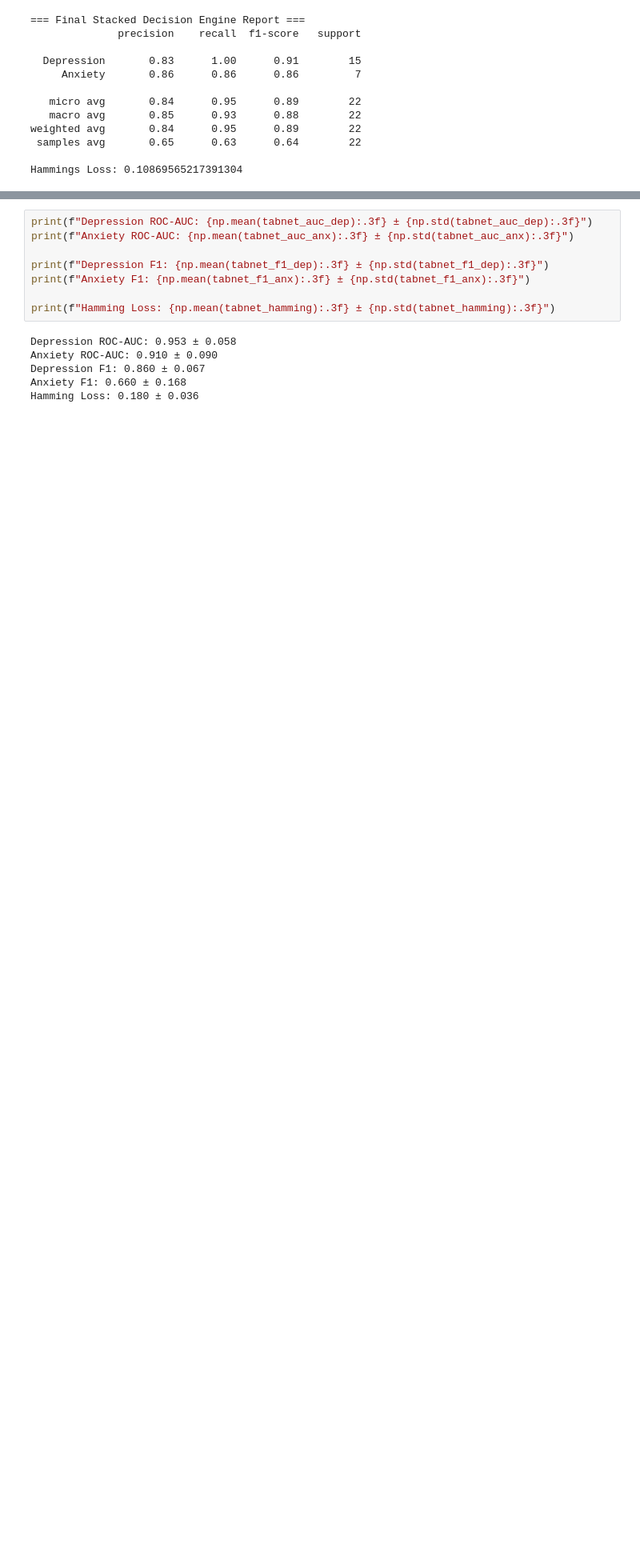
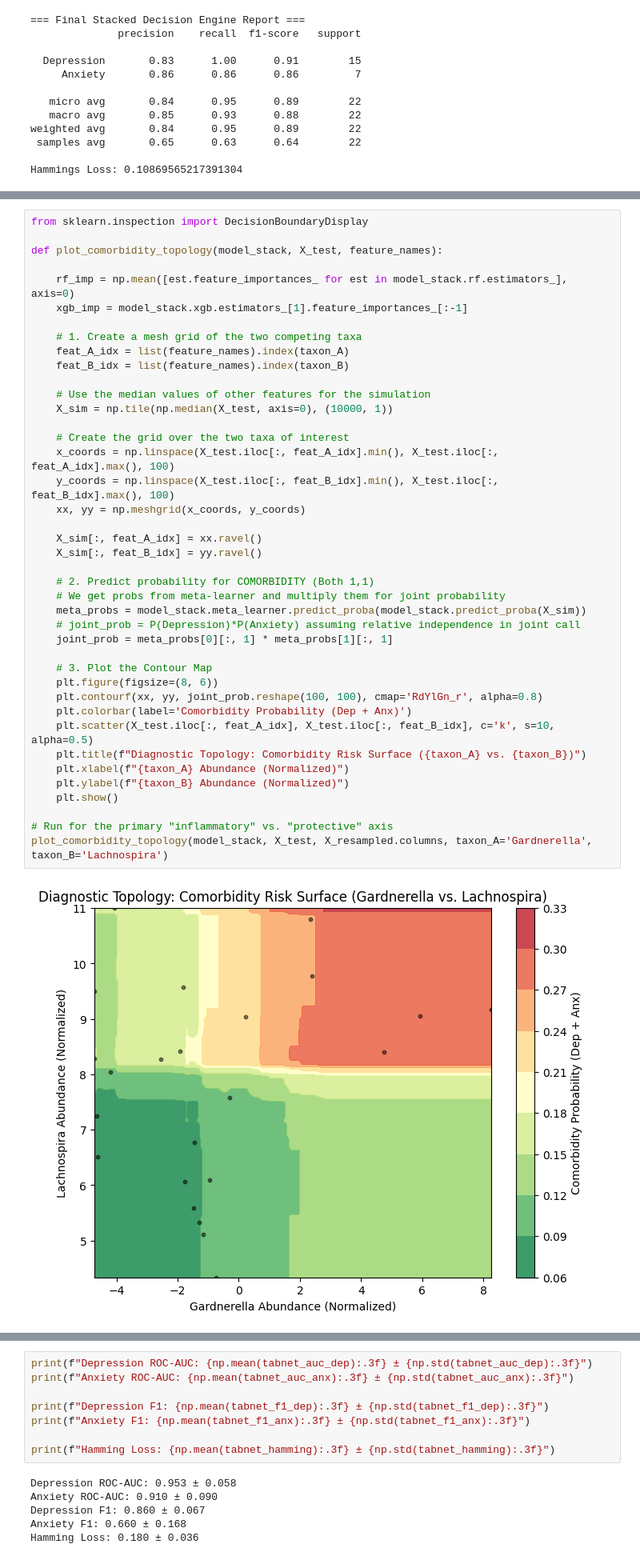
Before and after one commit to KumarSaurav8452/NEUROGUT_CAPSTONE_PROJECT, a Jupyter notebook: new_pathway_pipeline.ipynb, the cells around one changed output, grey strips where cells are left out. Shown at 80% size. Cells and saved outputs as stored; diff of their text form; blank space fills up the shorter version.

Commit message:
added explainability for stacked meta learner

```diff
--- a/new_pathway_pipeline.ipynb
+++ b/new_pathway_pipeline.ipynb
@@ -187,3 +272,46 @@ Hammings Loss: 0.10869565217391304
+# %%
+from sklearn.inspection import DecisionBoundaryDisplay
+
+def plot_comorbidity_topology(model_stack, X_test, feature_names):
+
+    rf_imp = np.mean([est.feature_importances_ for est in model_stack.rf.estimators_], axis=0)
+    xgb_imp = model_stack.xgb.estimators_[1].feature_importances_[:-1]
+
+    # 1. Create a mesh grid of the two competing taxa
+    feat_A_idx = list(feature_names).index(taxon_A)
+    feat_B_idx = list(feature_names).index(taxon_B)
+
+    # Use the median values of other features for the simulation
+    X_sim = np.tile(np.median(X_test, axis=0), (10000, 1))
+
+    # Create the grid over the two taxa of interest
+    x_coords = np.linspace(X_test.iloc[:, feat_A_idx].min(), X_test.iloc[:, feat_A_idx].max(), 100)
+    y_coords = np.linspace(X_test.iloc[:, feat_B_idx].min(), X_test.iloc[:, feat_B_idx].max(), 100)
+    xx, yy = np.meshgrid(x_coords, y_coords)
+
+    X_sim[:, feat_A_idx] = xx.ravel()
+    X_sim[:, feat_B_idx] = yy.ravel()
+
+    # 2. Predict probability for COMORBIDITY (Both 1,1)
+    # We get probs from meta-learner and multiply them for joint probability
+    meta_probs = model_stack.meta_learner.predict_proba(model_stack.predict_proba(X_sim))
+    # joint_prob = P(Depression)*P(Anxiety) assuming relative independence in joint call
+    joint_prob = meta_probs[0][:, 1] * meta_probs[1][:, 1]
+
+    # 3. Plot the Contour Map
+    plt.figure(figsize=(8, 6))
+    plt.contourf(xx, yy, joint_prob.reshape(100, 100), cmap='RdYlGn_r', alpha=0.8)
+    plt.colorbar(label='Comorbidity Probability (Dep + Anx)')
+    plt.scatter(X_test.iloc[:, feat_A_idx], X_test.iloc[:, feat_B_idx], c='k', s=10, alpha=0.5)
+    plt.title(f"Diagnostic Topology: Comorbidity Risk Surface ({taxon_A} vs. {taxon_B})")
+    plt.xlabel(f"{taxon_A} Abundance (Normalized)")
+    plt.ylabel(f"{taxon_B} Abundance (Normalized)")
+    plt.show()
+
+# Run for the primary "inflammatory" vs. "protective" axis
+plot_comorbidity_topology(model_stack, X_test, X_resampled.columns, taxon_A='Gardnerella', taxon_B='Lachnospira')
+# %% [output]
+[figure, added]
 # %%
 from pytorch_tabnet.tab_model import TabNetClassifier
 from iterstrat.ml_stratifiers import MultilabelStratifiedKFold
```
Also changed, not shown: parts of 5 cells of this notebook.
